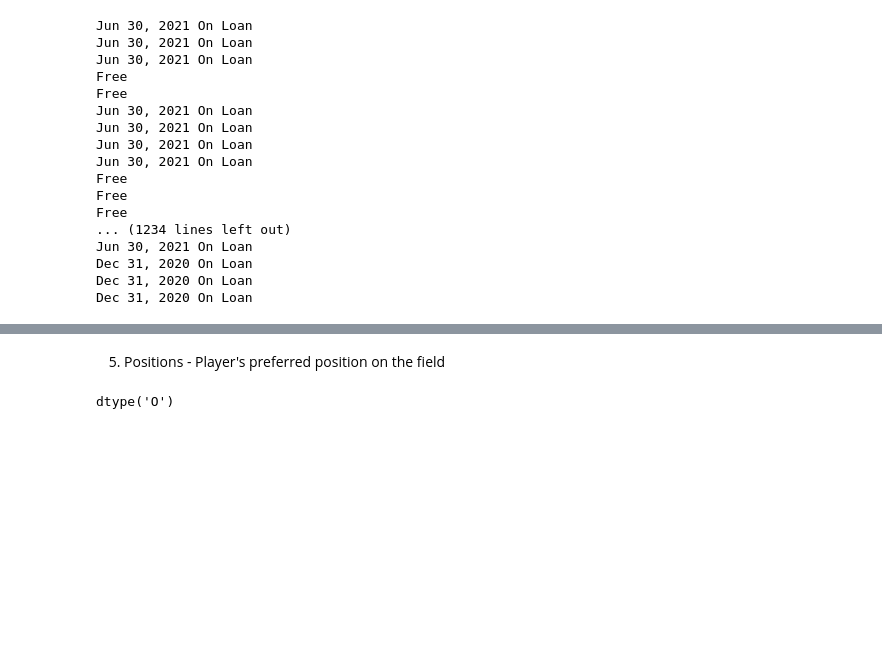
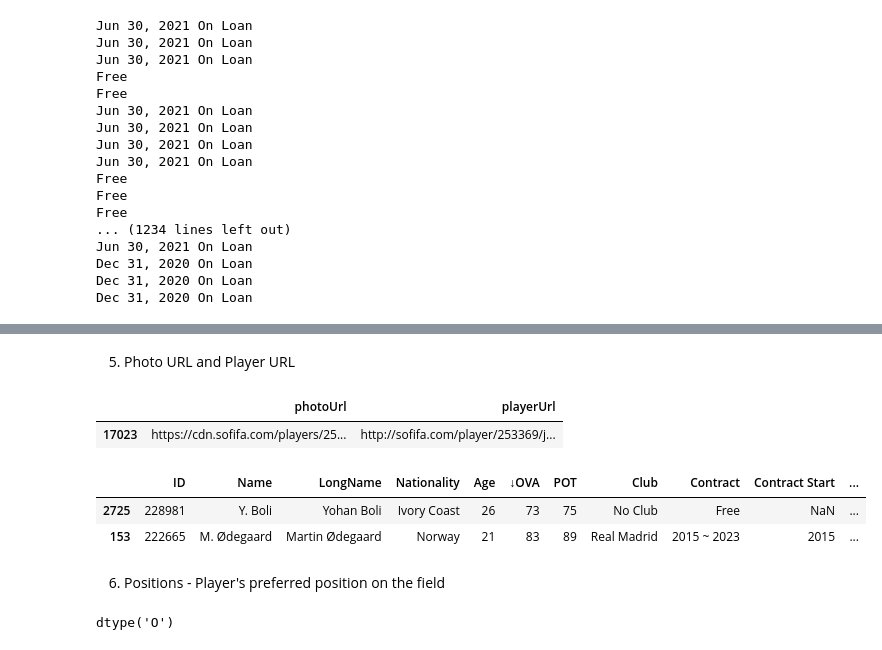
Before and after one commit to taisdias76/data_cleaning_transformation, a Jupyter notebook: data_cleaning_and_transformation.ipynb, the cells around one changed output, grey strips where cells are left out. Cells and saved outputs as stored; diff of their text form; code cells hidden in the pictures; blank space fills up the shorter version.

```diff
--- a/data_cleaning_and_transformation.ipynb
+++ b/data_cleaning_and_transformation.ipynb
@@ -277,5 +277,19 @@ fifa[['Contract', 'Contract Start', 'Contract End', 'Contract Length(years)', 'C
+# %% [markdown]
+5. Photo URL and Player URL
+# %%
+fifa[['photoUrl', 'playerUrl']].sample(1)
+# %% [output]
+|  | photoUrl | playerUrl |
+| 17023 | https://cdn.sofifa.com/players/25... | http://sofifa.com/player/253369/j... |
+# %%
+fifa.drop(['photoUrl', 'playerUrl'], axis=1, inplace=True)
+fifa.sample(2)
+# %% [output]
+|  | ID | Name | LongName | Nationality | Age | ↓OVA | POT | Club | Contract | Contract Start | ... |
+| 2725 | 228981 | Y. Boli | Yohan Boli | Ivory Coast | 26 | 73 | 75 | No Club | Free | NaN | ... |
+| 153 | 222665 | M. Ødegaard | Martin Ødegaard | Norway | 21 | 83 | 89 | Real Madrid | 2015 ~ 2023 | 2015 | ... |
 # %% [markdown]
-5. Positions - Player's preferred position on the field
+6. Positions - Player's preferred position on the field
 # %%
 fifa['Positions'].dtype
 # %% [output]
```
Also changed, not shown: parts of 10 cells of this notebook, 1 other file.
